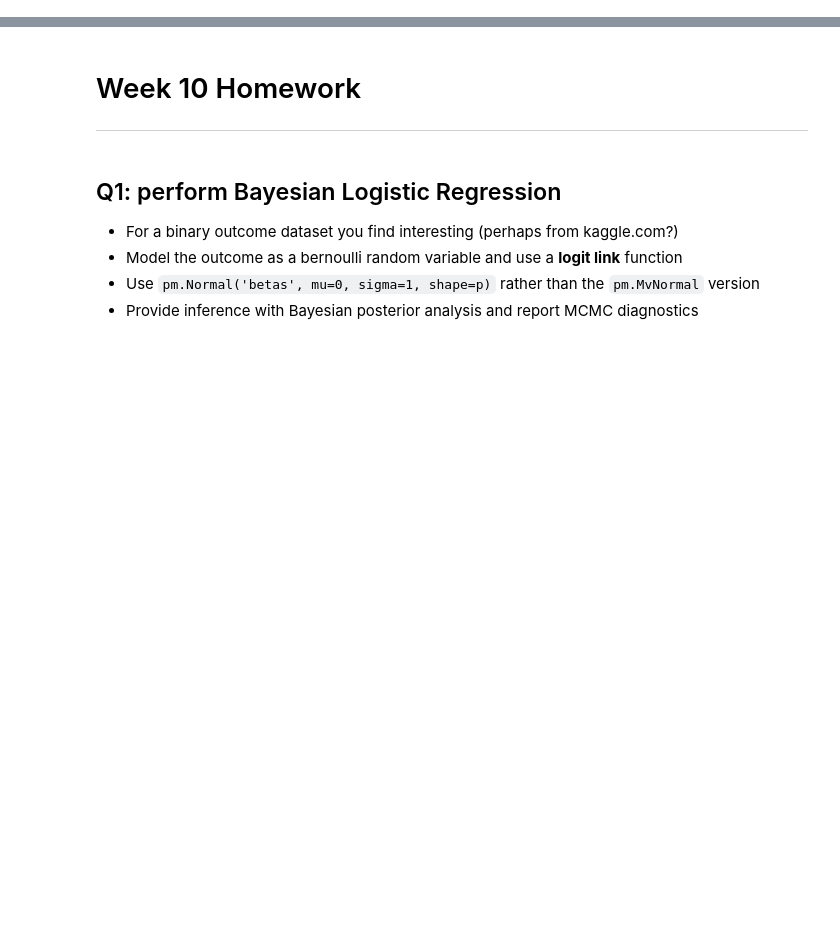
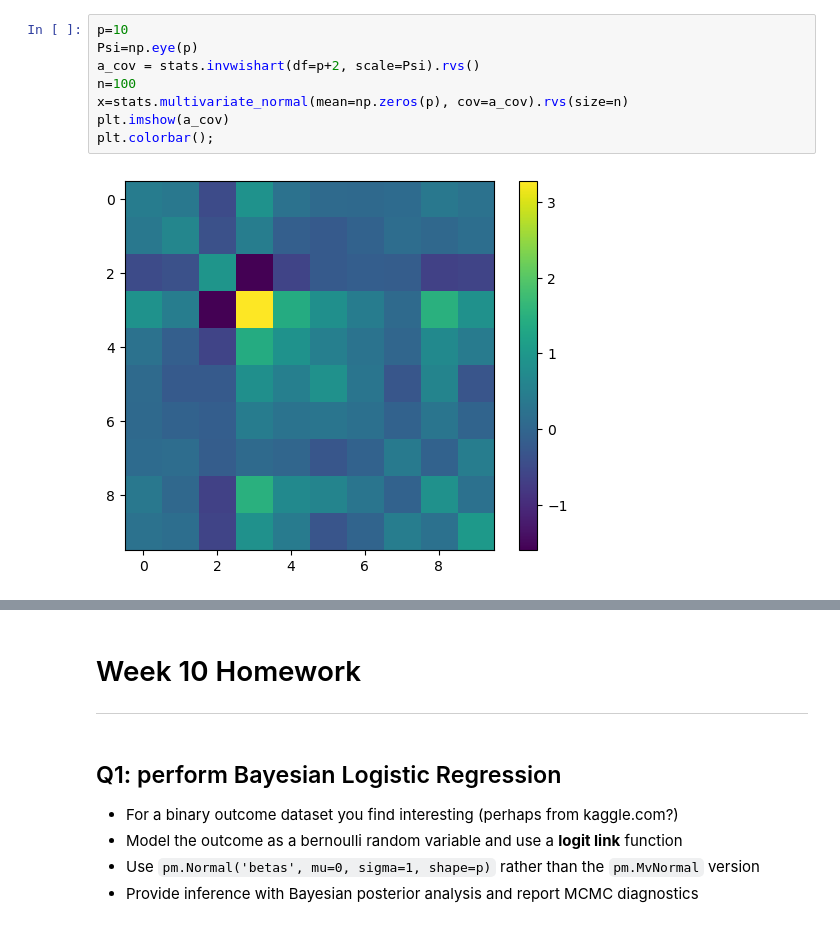
Before and after one commit to aidanmrli/STA365-Bayesian-Statistics-W25, a Jupyter notebook: Bayes_07_More_MVN_and_IW_LKJ.ipynb, the cells around one changed output, grey strips where cells are left out. Drawn from its saved outputs; the diff is of its cells as text; blank space fills up the shorter version.

```diff
--- a/Bayes_07_More_MVN_and_IW_LKJ.ipynb
+++ b/Bayes_07_More_MVN_and_IW_LKJ.ipynb
@@ -0,0 +232,10 @@
+# %%
+p=10
+Psi=np.eye(p)
+a_cov = stats.invwishart(df=p+2, scale=Psi).rvs()
+n=100
+x=stats.multivariate_normal(mean=np.zeros(p), cov=a_cov).rvs(size=n)
+plt.imshow(a_cov)
+plt.colorbar();
+# %% [output]
+[figure, added]
```
Also changed, not shown: parts of 28 cells of this notebook.
